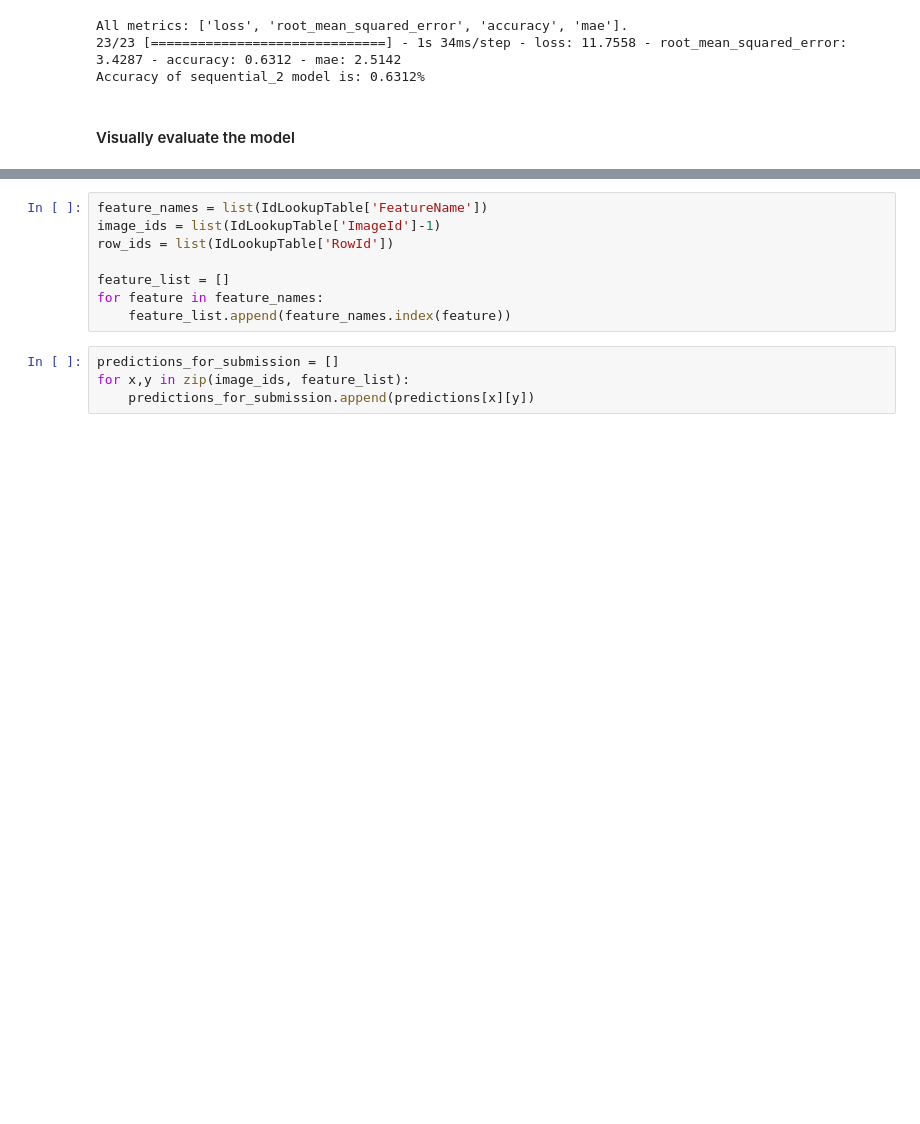
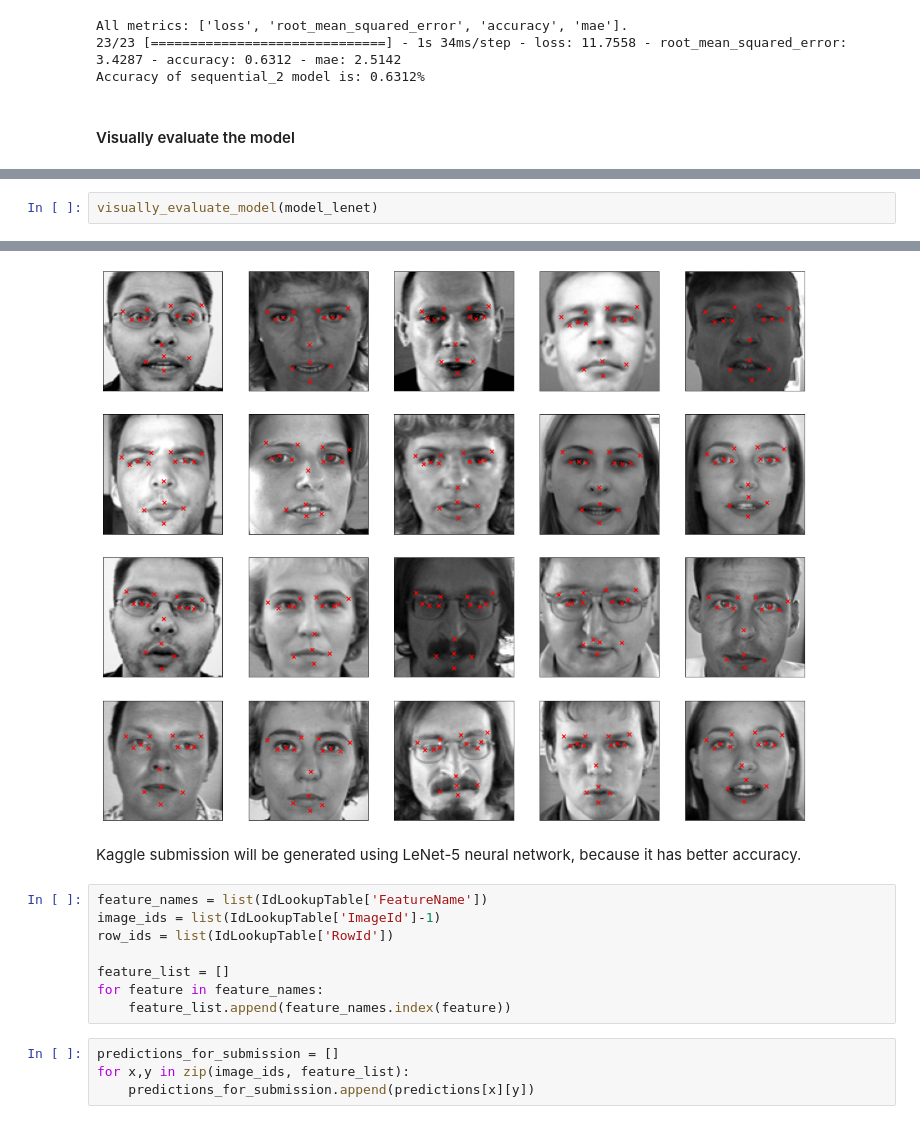
Before and after one commit to mdodovic/Facial-Keypoints-Detection, a Jupyter notebook: keypoints_detector.ipynb, the cells around one changed output, grey strips where cells are left out. Drawn from its saved outputs; the diff is of its cells as text; blank space fills up the shorter version.

```diff
--- a/keypoints_detector.ipynb
+++ b/keypoints_detector.ipynb
@@ -743,0 +727,3 @@ plt.show()
+# %%
+visually_evaluate_model(model_lenet)
+# %% [output]
@@ -744,3 +732,6 @@ plt.show()
+[figure, added]
+# %% [markdown]
+Kaggle submission will be generated using LeNet-5 neural network, because it has better accuracy.
 # %%
 feature_names = list(IdLookupTable['FeatureName'])
 image_ids = list(IdLookupTable['ImageId']-1)
```
Also changed, not shown: parts of 23 cells of this notebook.
